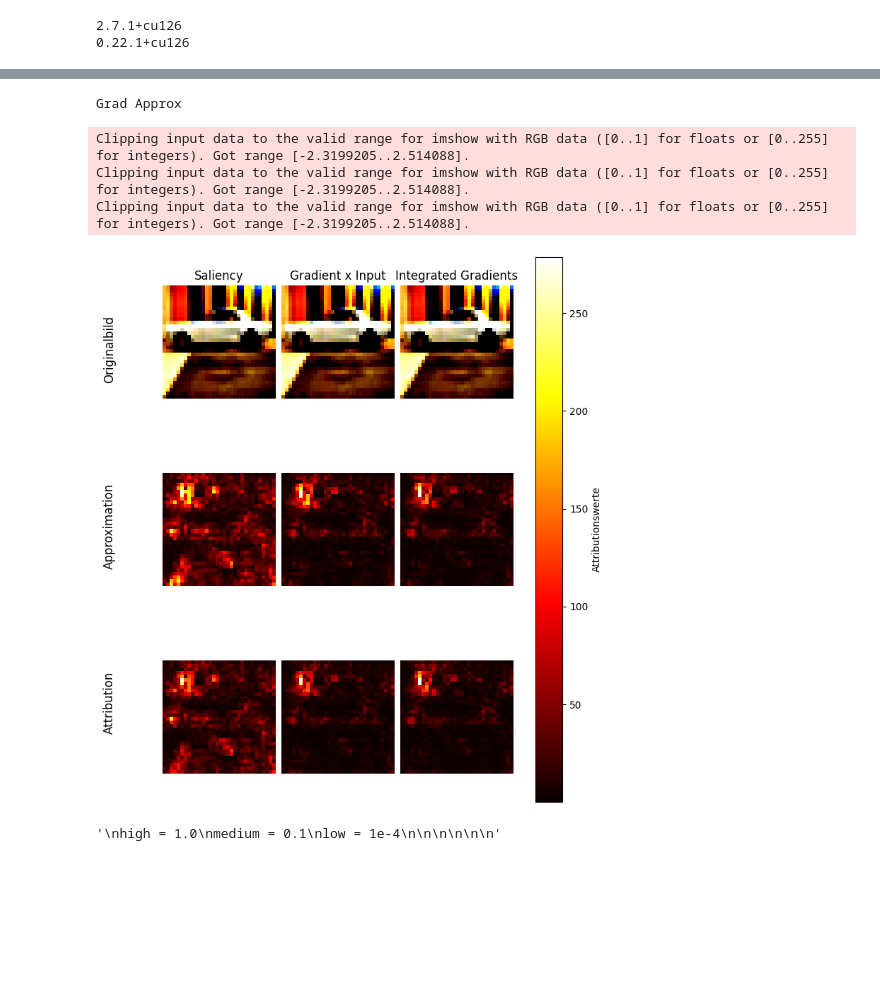
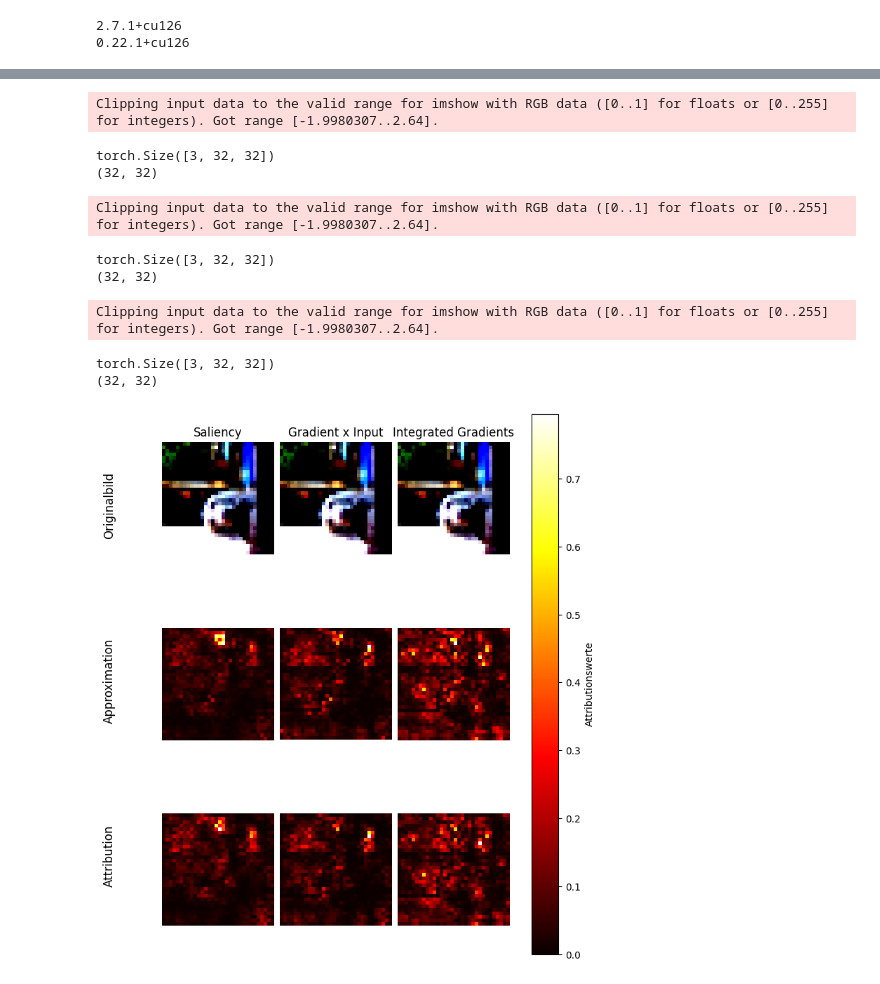
Before and after one commit to Benomin/Approx_Grad_Methoden, a Jupyter notebook: Grafiks.ipynb, the cells around one changed output, grey strips where cells are left out. Cells and saved outputs as stored; diff of their text form; code cells hidden in the pictures; blank space fills up the shorter version.

```diff
--- a/Grafiks.ipynb
+++ b/Grafiks.ipynb
@@ -179,29 +168,21 @@ cifar10_labels = {
 # %%
 def to_numpy_image(attr):
-    """
-    Bringt Attribution Map in Shape (H,W,C) für matplotlib.
-    Erwartet Tensor oder numpy array in Form:
-    - (C,H,W)
-    - (H,W,C)
-    - (3072,)
-    - (1,C,H,W)
-    """
     if isinstance(attr, torch.Tensor):
         attr = attr.detach().cpu().numpy()
 
-    if attr.ndim == 1:  # flach: 3072
+    if attr.ndim == 1:  #3072
         attr = attr.reshape(3, 32, 32)
 
-    if attr.ndim == 4:  # Batch-Format
-        attr = attr.squeeze(0)  # -> (C,H,W)
+    if attr.ndim == 4:
+        attr = attr.squeeze(0)
 
-    if attr.shape[0] == 3 and attr.ndim == 3:  # (C,H,W)
+    if attr.shape[0] == 3 and attr.ndim == 3:
         attr = np.transpose(attr, (1, 2, 0))
 
     return attr
 # %%
 
-model = model
+model = model_CNN
 aa = ApproxAttribution(model)
 sal = Saliency(model)
 IxG = InputXGradient(model)
@@ -225,64 +206,55 @@ fig.text(0.02, 0.25, 'Attribution', rotation=90, verticalalignment='center',font
 cnt = 0
 for i in range(3):
     img, label = dataset[idx]
-
-    #attribution_map_real = ig.attribute(img.unsqueeze(0).float(), target=label,baselines=torch.zeros_like(img, dtype=torch.float)).detach().numpy()
-    #attribution_map = to_numpy_image(aa.grad_approx(0.1,[img.unsqueeze(0)],label))
-    #attribution_map_real = to_numpy_image(sal.attribute(img.unsqueeze(0).float().to(device), target=label))
+    #print(img.shape)
+    #print(torch.is_tensor(img))
 
     if i == 0:
         attribution_map = aa.grad_approx(0.1, [img.unsqueeze(0)], target=label).reshape(3, 32, 32)
         attribution_map_real = sal.attribute(img.unsqueeze(0).float().to(device), target=label)
     elif i == 1:
         attribution_map = aa.grad_x_i_approx(0.1, [img.unsqueeze(0)], target=label).reshape(3, 32, 32)
         attribution_map_real = IxG.attribute(img.unsqueeze(0).float().to(device), target=label)
     elif i == 2:
         attribution_map = aa.int_grad_approx(0.1, [img.unsqueeze(0)], target=label).reshape(3, 32, 32)
         attribution_map_real = ig.attribute(img.unsqueeze(0).float().to(device), target=label,baselines=torch.zeros_like(img.unsqueeze(0), dtype=torch.float).to(device)) #.detach().cpu().numpy()
 
-
-    attribution_map_real = attribution_map_real.squeeze().detach().cpu().numpy()  # shape: [3, # 32, 32]
+    print(attribution_map.shape)
+    attribution_map = attribution_map.detach().cpu().numpy()
+    attribution_map_real = attribution_map_real.squeeze().detach().cpu().numpy()
 
     attr_vis = np.abs(attribution_map).max(axis=0)
     attr_real_vis = np.abs(attribution_map_real).max(axis=0)
-
+    print(attr_real_vis.shape)
     image_np = to_numpy_image(img)
 
     im = axes[0,i].imshow(image_np)
     axes[0,i].axis('off')
 
     im1 = axes[1,i].imshow(attr_vis, cmap='hot')
     axes[1,i].axis('off')
 
     im2 = axes[2,i].imshow(attr_real_vis, cmap='hot')
     axes[2,i].axis('off')
 
     cnt = cnt + 1
 
 plt.subplots_adjust(wspace=0.05, hspace=0.1)
 fig.colorbar(im1, ax=axes.ravel().tolist(), label='Attributionswerte')
-#plt.tight_layout()
-plt.savefig("mein_plot.png", bbox_inches='tight')
+
+plt.savefig("Methoden_Visualisiert.png", bbox_inches='tight')
 plt.show()
 # %% [output]
-Grad Approx
+Clipping input data to the valid range for imshow with RGB data ([0..1] for floats or [0..255] for integers). Got range [-1.9980307..2.64].
-Clipping input data to the valid range for imshow with RGB data ([0..1] for floats or [0..255] for integers). Got range [-2.3199205..2.514088].
-Clipping input data to the valid range for imshow with RGB data ([0..1] for floats or [0..255] for integers). Got range [-2.3199205..2.514088].
-Clipping input data to the valid range for imshow with RGB data ([0..1] for floats or [0..255] for integers). Got range [-2.3199205..2.514088].
+torch.Size([3, 32, 32])
+(32, 32)
+Clipping input data to the valid range for imshow with RGB data ([0..1] for floats or [0..255] for integers). Got range [-1.9980307..2.64].
+torch.Size([3, 32, 32])
+(32, 32)
+Clipping input data to the valid range for imshow with RGB data ([0..1] for floats or [0..255] for integers). Got range [-1.9980307..2.64].
+torch.Size([3, 32, 32])
+(32, 32)
-[figure, old version]
+[figure, new version]
-# %%
-"""
-high = 1.0
-medium = 0.1
-low = 1e-4
-
-
-
-
-
-"""
-# %% [output]
-'\nhigh = 1.0\nmedium = 0.1\nlow = 1e-4\n\n\n\n\n\n'
 # %%
 high = 1.0
 mediumhigh = 0.5
```
Also changed, not shown: parts of 18 cells of this notebook, 2 other files.
